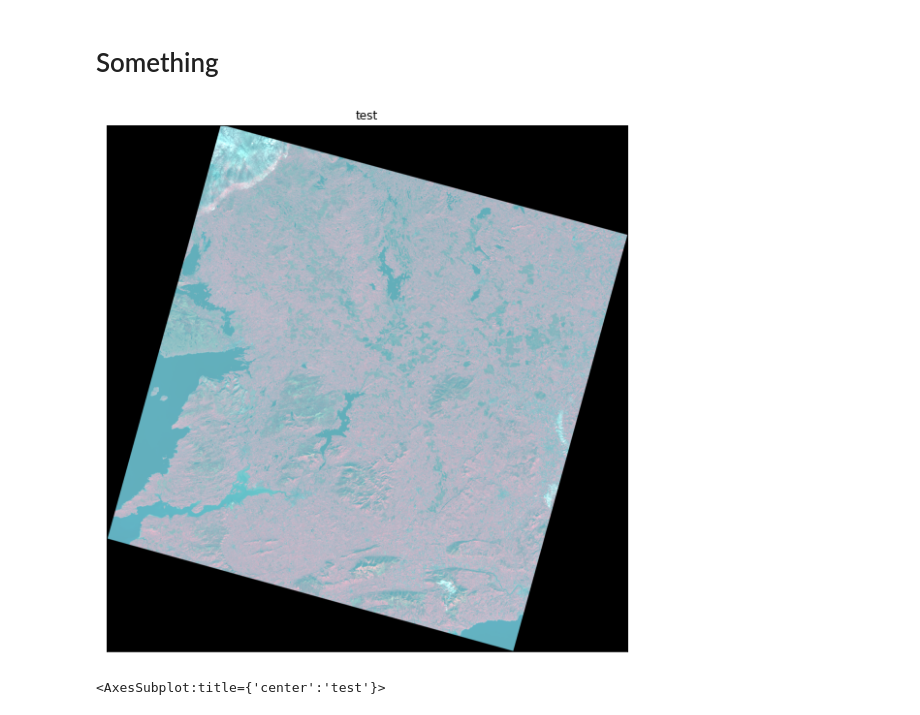
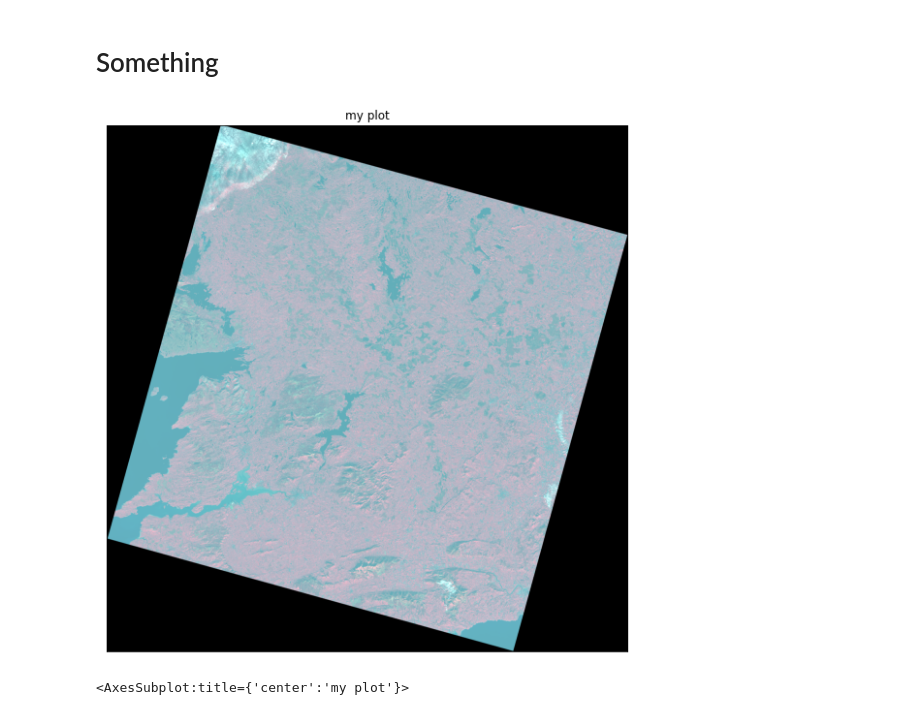
Before and after one commit to hjr26/Assignment_EGM722, a Jupyter notebook: NDVI_script.ipynb, the cells around one changed output. Cells and saved outputs as stored; diff of their text form; code cells hidden in the pictures.

```diff
--- a/NDVI_script.ipynb
+++ b/NDVI_script.ipynb
@@ -20,9 +21,9 @@ image, meta = es.stack(image_path, nodata=-9999)
 # %%
 ###plot your image. Default plot below is the false colour composite (4, 3, 2,) but these can be changed. Str_clip will
 ###impact the amount of image stretch applied.
-ep.plot_rgb(image, rgb = [4, 3, 2], title = "test", stretch=True, str_clip=0.1)
+ep.plot_rgb(image, rgb = [4, 3, 2], title = "my plot", stretch=True, str_clip=0.1)
 # %% [output]
-[figure, old version]
+[figure, new version]
-<AxesSubplot:title={'center':'test'}>
+<AxesSubplot:title={'center':'my plot'}>
 # %%
 ###define the key variables for the function, below.
```
Also changed, not shown: parts of 6 cells of this notebook, 1 other file.
